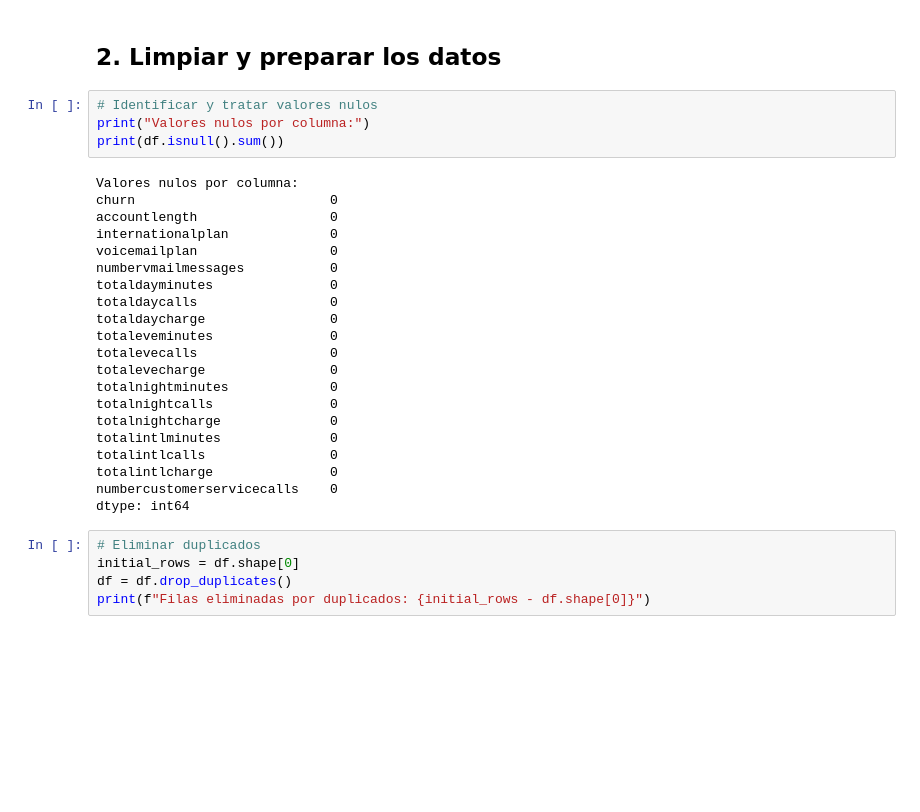
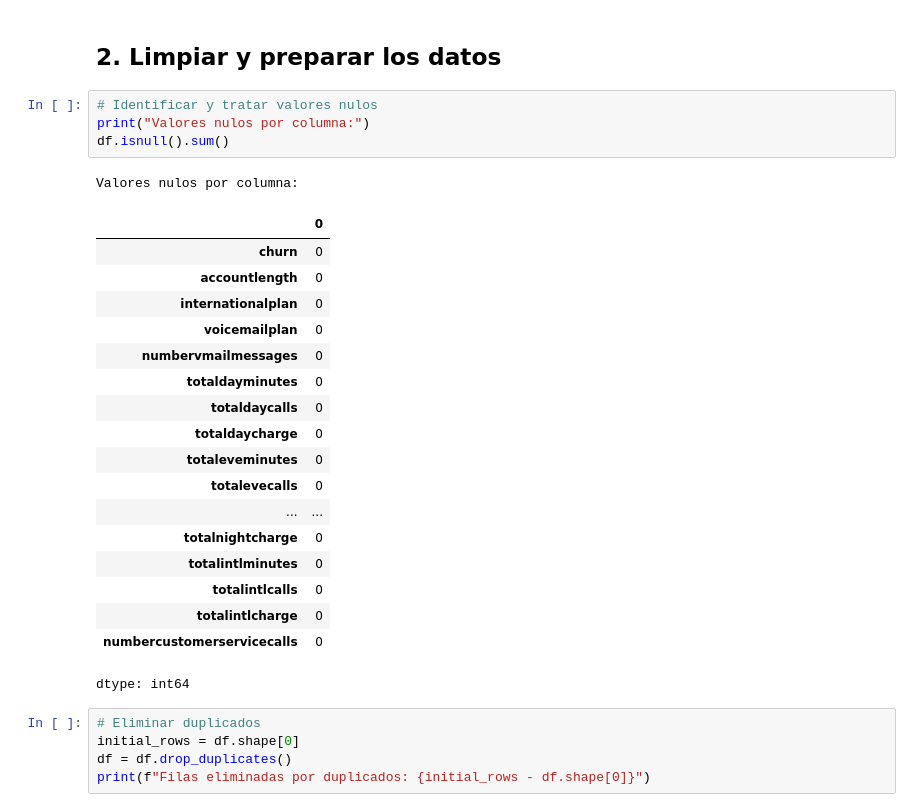
Before and after one commit to CorralesK/Lab04_EDA, a Jupyter notebook: lab04.ipynb, the cells around one changed output. Cells and saved outputs as stored; diff of their text form; blank space fills up the shorter version.

```diff
--- a/lab04.ipynb
+++ b/lab04.ipynb
@@ -32,28 +70,27 @@ print(f"Dimensiones del dataset (filas, columnas): {df.shape}")
 # %%
 # Identificar y tratar valores nulos
 print("Valores nulos por columna:")
-print(df.isnull().sum())
+df.isnull().sum()
 # %% [output]
 Valores nulos por columna:
-churn                         0
-accountlength                 0
-internationalplan             0
-voicemailplan                 0
-numbervmailmessages           0
-totaldayminutes               0
-totaldaycalls                 0
-totaldaycharge                0
-totaleveminutes               0
-totalevecalls                 0
-totalevecharge                0
-totalnightminutes             0
-totalnightcalls               0
-totalnightcharge              0
-totalintlminutes              0
-totalintlcalls                0
-totalintlcharge               0
-numbercustomerservicecalls    0
-dtype: int64
+|  | 0 |
+| churn | 0 |
+| accountlength | 0 |
+| internationalplan | 0 |
+| voicemailplan | 0 |
+| numbervmailmessages | 0 |
+| totaldayminutes | 0 |
+| totaldaycalls | 0 |
+| totaldaycharge | 0 |
+| totaleveminutes | 0 |
+| totalevecalls | 0 |
+| ... | ... |
+| totalnightcharge | 0 |
+| totalintlminutes | 0 |
+| totalintlcalls | 0 |
+| totalintlcharge | 0 |
+| numbercustomerservicecalls | 0 |
+dtype: int64
 # %%
 # Eliminar duplicados
 initial_rows = df.shape[0]
```
Also changed, not shown: parts of 4 cells of this notebook.
